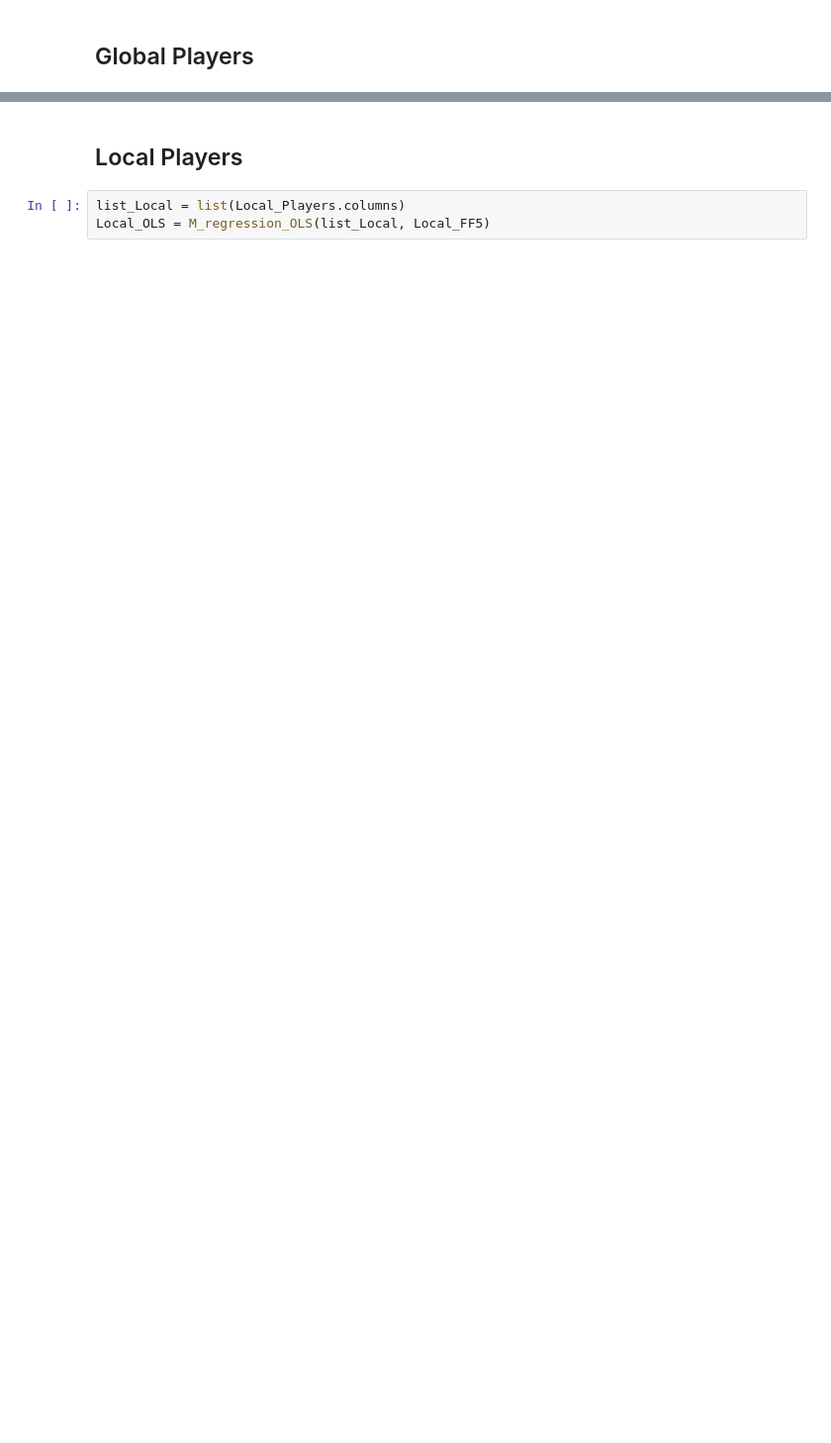
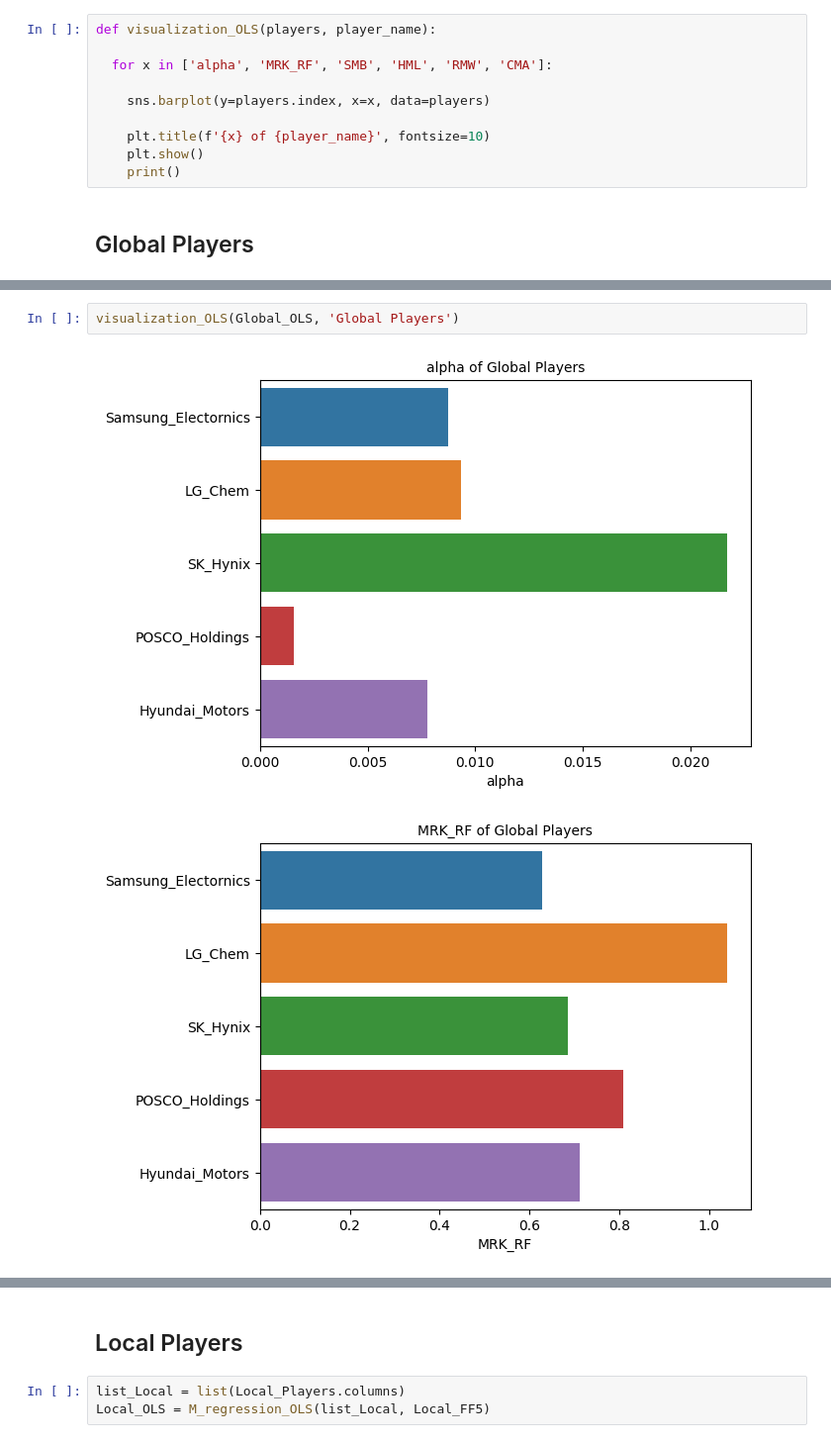
Before and after one commit to namwootree/Study-in-UNIST, a Jupyter notebook: 인공지능을 활용한 금융시장 분석/Homework_1.ipynb, the cells around one changed output, grey strips where cells are left out. Shown at 99% size. Cells and saved outputs as stored; diff of their text form; blank space fills up the shorter version.

```diff
--- a/인공지능을 활용한 금융시장 분석/Homework_1.ipynb
+++ b/인공지능을 활용한 금융시장 분석/Homework_1.ipynb
@@ -418,6 +421,16 @@ def M_regression_OLS(list_players, ff5_players):
   df_OLS.index = list_players
 
   return df_OLS
+# %%
+def visualization_OLS(players, player_name):
+
+  for x in ['alpha', 'MRK_RF', 'SMB', 'HML', 'RMW', 'CMA']:
+
+    sns.barplot(y=players.index, x=x, data=players)
+
+    plt.title(f'{x} of {player_name}', fontsize=10)
+    plt.show()
+    print()
 # %% [markdown]
 ## Global Players
 # %%
@@ -452,0 +466,5 @@ Global_OLS
+# %%
+visualization_OLS(Global_OLS, 'Global Players')
+# %% [output]
+[figure, added]
+[figure, added]
```
Also changed, not shown: parts of 13 cells of this notebook.
